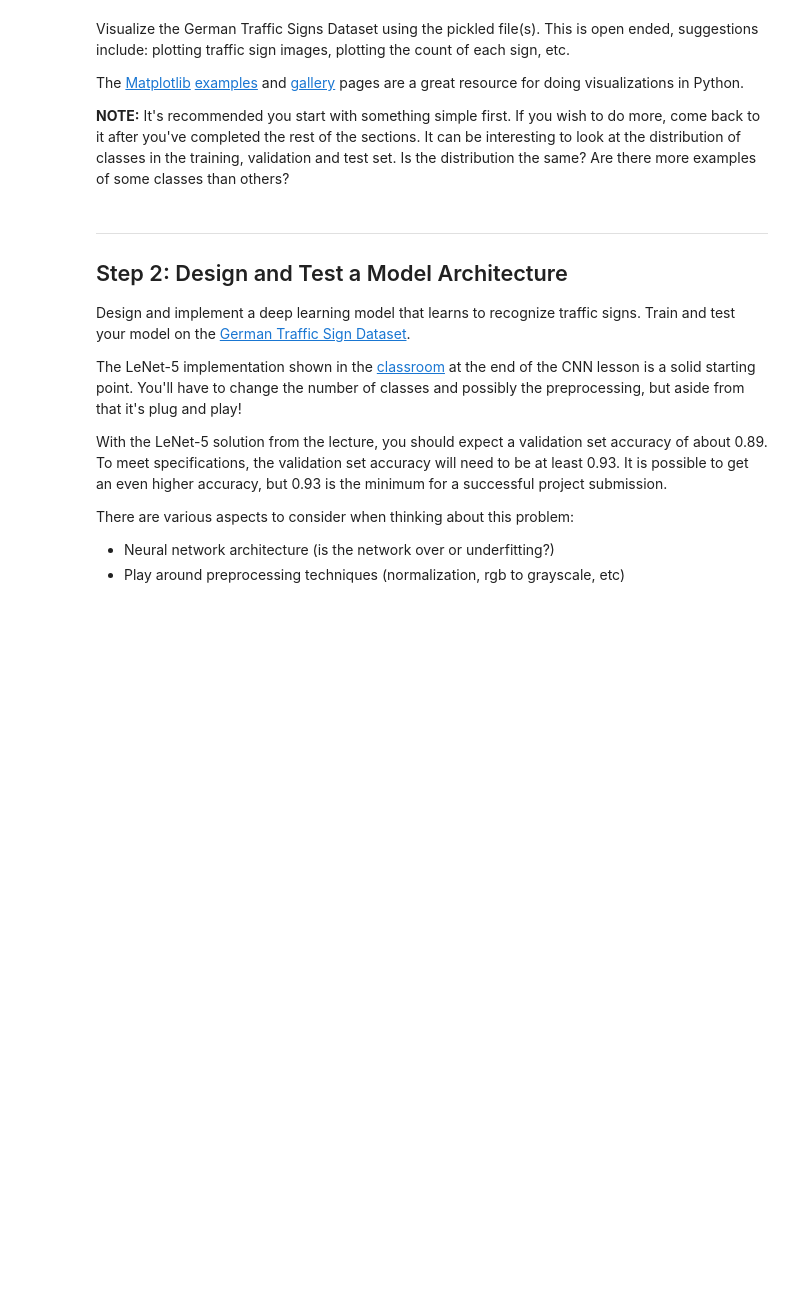
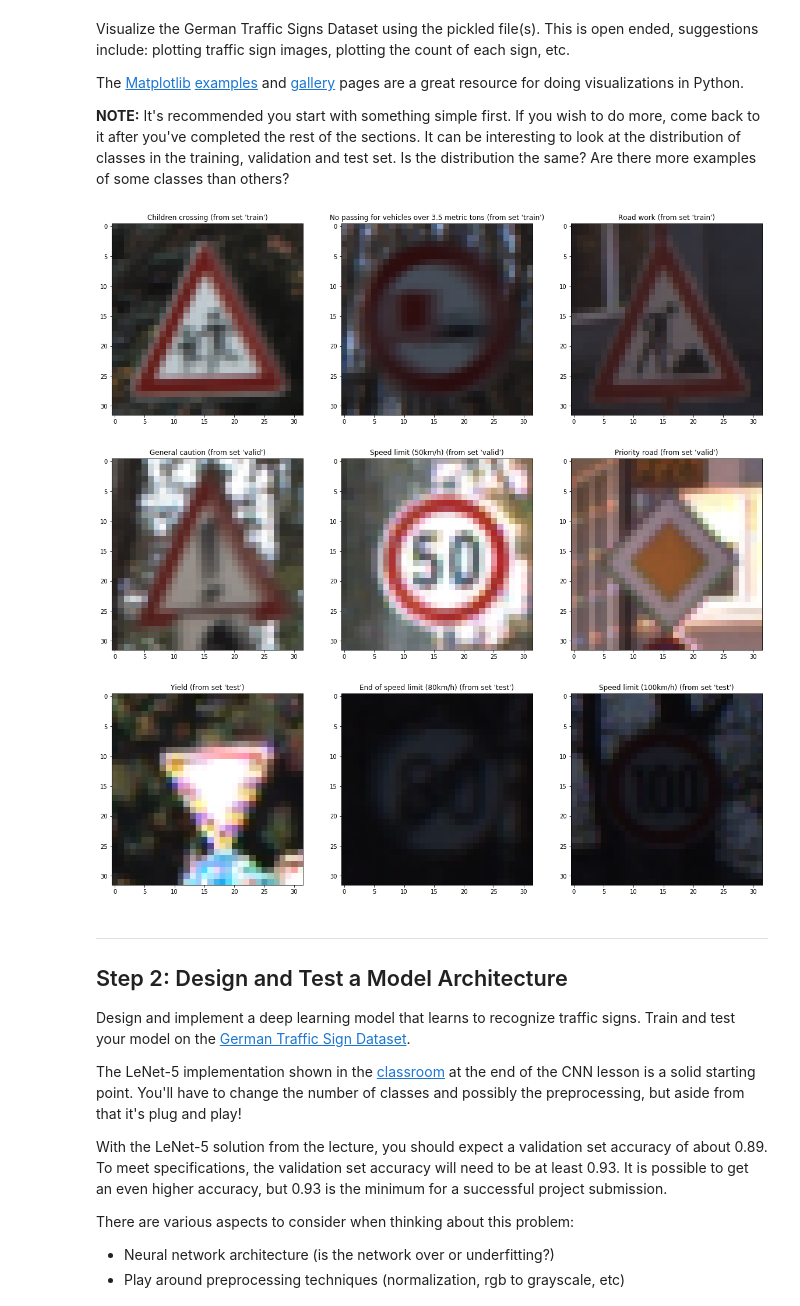
Before and after one commit to amedveczki/CarND-Traffic-Sign-Classifier-Project, a Jupyter notebook: Traffic_Sign_Classifier.ipynb, the cells around one changed output. Saved outputs shown, nothing was run; the diff lists cells and outputs as text; code cells hidden in the pictures; blank space fills up the shorter version.

```diff
--- a/Traffic_Sign_Classifier.ipynb
+++ b/Traffic_Sign_Classifier.ipynb
@@ -89,35 +96,41 @@ The [Matplotlib](http://matplotlib.org/) [examples](http://matplotlib.org/exampl
 # Feel free to use as many code cells as needed.
 import matplotlib.pyplot as plt
 # Visualizations will be shown in the notebook.
 %matplotlib inline
 import csv
 
 categories = {}
 for row in csv.reader(open("signnames.csv")):
     try:
         categories[int(row[0])] = row[1]
     except:
         pass
 
 import random
 import matplotlib.pyplot as plt
 
 randoms = []
 num_explore = 3
 exploration_images = []
 
 for t in (('train', train), ('valid', valid), ('test', test)):
-    fig = plt.figure(figsize = (20,5))
+    fig = plt.figure(figsize = (20,25))
     for i in range(num_explore):
         index = random.randint(0, len(t[1]['features']))
         randoms.append(index)
 
         image = t[1]['features'][index]
         exploration_images.append(image)
 
 
-        fig.add_subplot(1, 3, i+1).set_title("%s (from set '%s')" % (categories[t[1]['labels'][index]], t[0]))
+        fig.add_subplot(num_explore/3+1, 3, i+1).set_title("%s (from set '%s')" % (categories[t[1]['labels'][index]], t[0]))
         plt.imshow(image)
+
+plt.show()
+# %% [output]
+[figure, added]
+[figure, added]
+[figure, added]
 # %% [markdown]
 ----
 
```
Also changed, not shown: parts of 14 cells of this notebook.
